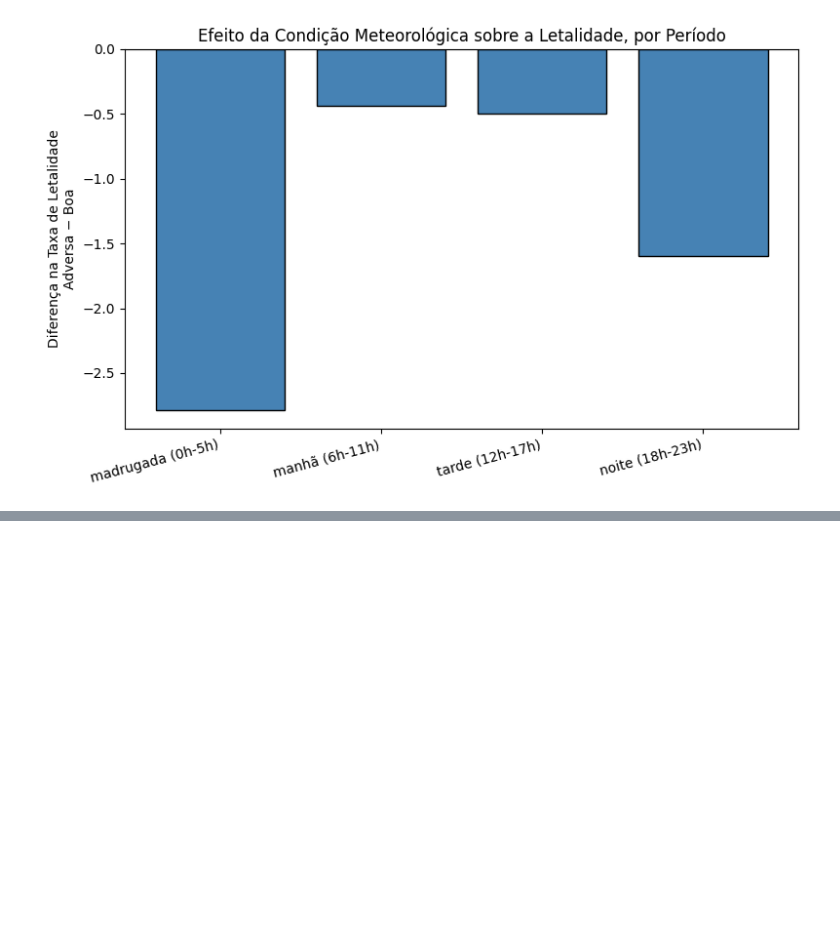
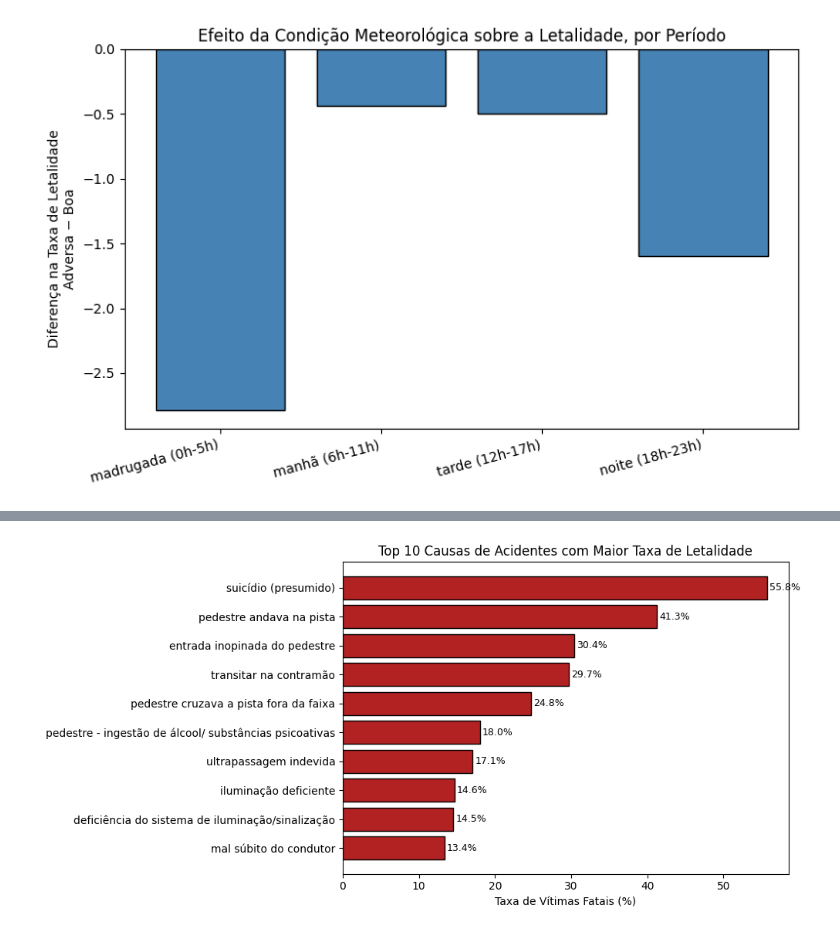
Before and after one commit to luis-fernandoh/projeto_final_ciencia_de_dados, a Jupyter notebook: TP2.ipynb, the cells around one changed output, grey strips where cells are left out. Drawn from its saved outputs; the diff is of its cells as text; code cells hidden in the pictures; blank space fills up the shorter version.

```diff
--- a/TP2.ipynb
+++ b/TP2.ipynb
@@ -360,0 +371,29 @@ plt.show()
+# %%
+# Cópia do dataframe para não afetar df1
+q3 = df1.copy()
+
+# Normalização de strings no campo de causa
+q3["causa_acidente"] = q3["causa_acidente"].str.strip().str.lower()
+
+# Remoção de registros não informados/ignorados
+q3 = q3[~q3["causa_acidente"].isin(["não informado", "ignorado", "outras"])]
+
+# Variável binária: 1 se o acidente teve vítimas fatais, 0 caso contrário
+q3["fatal"] = (q3["classificacao_acidente"] == "com vítimas fatais").astype(int)
+
+# Agrupamento e cálculo de métricas por causa
+resumo_causas = q3.groupby("causa_acidente").agg(
+    ocorrencias=("fatal", "size"),
+    obitos_totais=("mortos", "sum"),
+    taxa_letalidade=("fatal", "mean")
+).reset_index()
+
+# Conversão da taxa de letalidade para percentual
+resumo_causas["taxa_letalidade"] = resumo_causas["taxa_letalidade"] * 100
+
+# Filtro de relevância estatística (mínimo de 100 acidentes registrados)
+MIN_OCORRENCIAS = 100
+causas_filtradas = resumo_causas[resumo_causas["ocorrencias"] >= MIN_OCORRENCIAS].copy()
+
+# Ordenação para inspeção inicial
+causas_filtradas.sort_values(by="taxa_letalidade", ascending=False).head(10)
@@ -360,0 +437,18 @@ plt.show()
+# %%
+# Visualização 2: Ranking Top 10 Causas com Maior Taxa de Letalidade
+
+top10_letais = causas_filtradas.sort_values(by="taxa_letalidade", ascending=False).head(10)
+
+plt.figure(figsize=(10, 5))
+bars = plt.barh(top10_letais["causa_acidente"][::-1], top10_letais["taxa_letalidade"][::-1], color="firebrick", edgecolor="black")
+plt.xlabel("Taxa de Vítimas Fatais (%)")
+plt.title("Top 10 Causas de Acidentes com Maior Taxa de Letalidade")
+
+# Anotação numérica em cada barra
+for index, value in enumerate(top10_letais["taxa_letalidade"][::-1]):
+    plt.text(value + 0.3, index, f"{value:.1f}%", va="center", fontsize=9)
+
+plt.tight_layout()
+plt.show()
+# %% [output]
+[figure, added]
```
Also changed, not shown: parts of 4 cells of this notebook, 1 other file.
